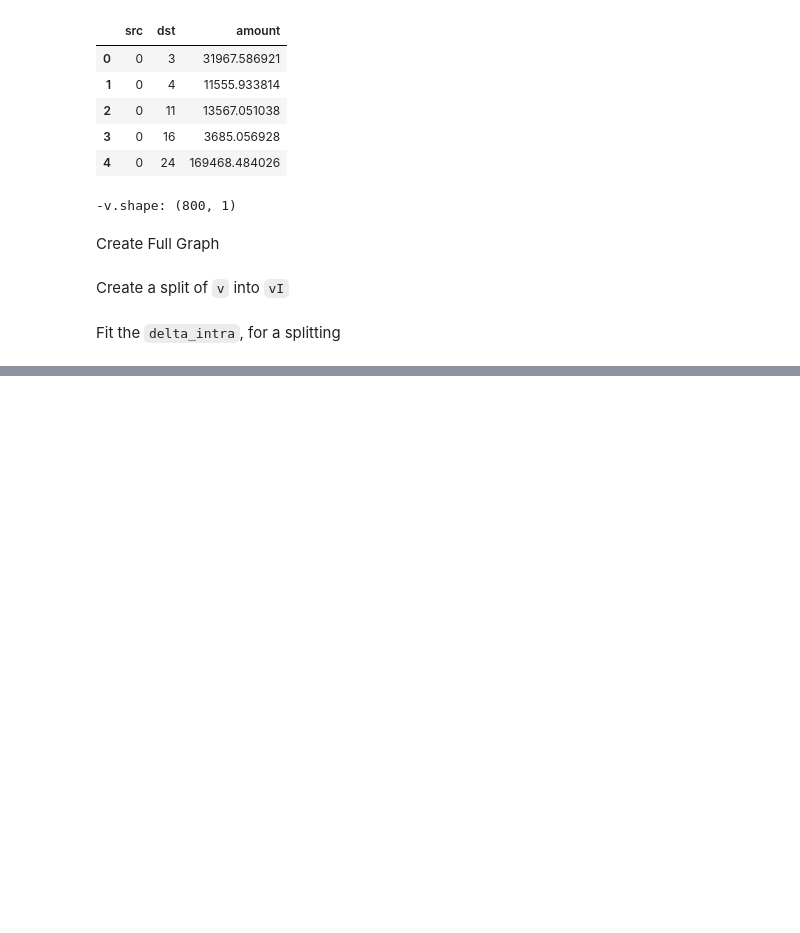
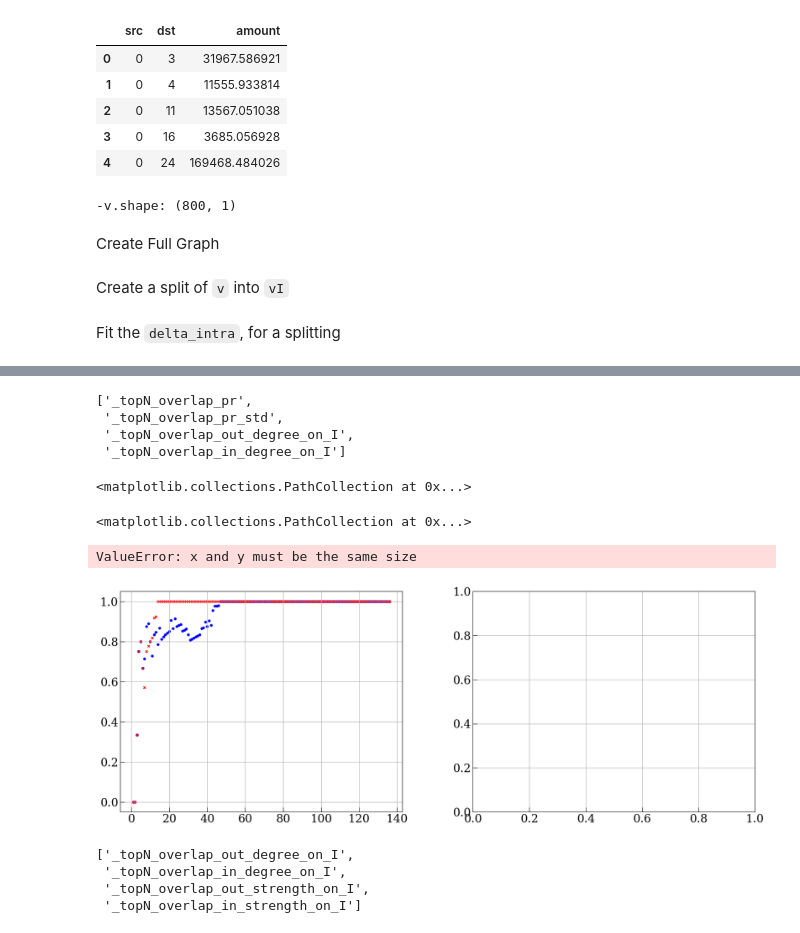
Before and after one commit to LeonardoIalongo/graph-ensembles, a Jupyter notebook: examples/enlarge_network.ipynb, the cells around one changed output, grey strips where cells are left out. Cells and saved outputs as stored; diff of their text form; code cells hidden in the pictures; blank space fills up the shorter version.

Commit message:
advances in overlap_helpers

```diff
--- a/examples/enlarge_network.ipynb
+++ b/examples/enlarge_network.ipynb
@@ -125,8 +118,8 @@ print(f'-v.shape: {v.shape}',)
 # %% [markdown]
 Create Full Graph
 # %%
-ivec_name = "page_rank"
-kwargs_graph = {'name' : 'ING', 'level' : 0, 'corpkey' : corpkey, "_pr_name" : ivec_name}
+pr_name = "page_rank"
+kwargs_graph = {'name' : 'ING', 'level' : 0, 'corpkey' : corpkey, "_pr_name" : pr_name}
 g = sp.graphs.DiGraph(v, e, **kwargs_graph)
 # g.load_or_create_degrees()
 
@@ -318,0 +274,42 @@ np.float64(1.224969895926363e-08)
+# %%
+[x for x in model.__dict__ if "overlap" in x]
+# %% [output]
+['_topN_overlap_pr',
+ '_topN_overlap_pr_std',
+ '_topN_overlap_out_degree_on_I',
+ '_topN_overlap_in_degree_on_I']
+# %%
+fig, axs = plt.subplots(1, 2, figsize = (20,7))
+axis_scale = 'log'
+obs_s, exp_s = 15, 15
+
+x = np.arange(1, len(gI._topN_overlap_out_degree) + 1)
+axs[0].scatter(x, g._topN_overlap_out_degree_on_I, marker = 'o', color = 'b', s = obs_s, label = '')
+axs[0].scatter(x, gI._topN_overlap_out_degree, marker = 'x', color = 'r', s = exp_s, label = '')
+axs[0].scatter(x, model._topN_overlap_out_degree_on_I, marker = 'x', color = 'r', s = exp_s, label = '')
+axs[0].scatter(x, g._topN_overlap_out_strength_on_I, marker = 'x', color = 'r', s = exp_s, label = '')
+
+axs[0].set(xscale = axis_scale, yscale = axis_scale, xlabel = '', ylabel = '',)
+axs[0].legend()
+axs[0].set_axisbelow(True)
+axs[0].grid(True)
+
+axs[1].scatter(x, g._topN_overlap_in_degree_on_I, marker = 'o', color = 'b', s = obs_s, label = '')
+axs[1].scatter(x, gI._topN_overlap_in_degree,  marker = 'x', color = 'r', s = exp_s, label = '')
+axs[1].set(xscale = axis_scale, yscale = axis_scale, xlabel = '', ylabel = '',)
+for i, ax in enumerate(axs):
+    ax.legend()
+    ax.set_axisbelow(True)
+    ax.grid(True)
+# %% [output]
+<matplotlib.collections.PathCollection at 0x...>
+<matplotlib.collections.PathCollection at 0x...>
+ValueError: x and y must be the same size
+[figure, added]
+# %%
+[x for x in g.__dict__ if "overlap" in x]
+# %% [output]
+['_topN_overlap_out_degree_on_I',
+ '_topN_overlap_in_degree_on_I',
+ '_topN_overlap_out_strength_on_I',
+ '_topN_overlap_in_strength_on_I']
```
Also changed, not shown: parts of 8 cells of this notebook, 8 other files.
